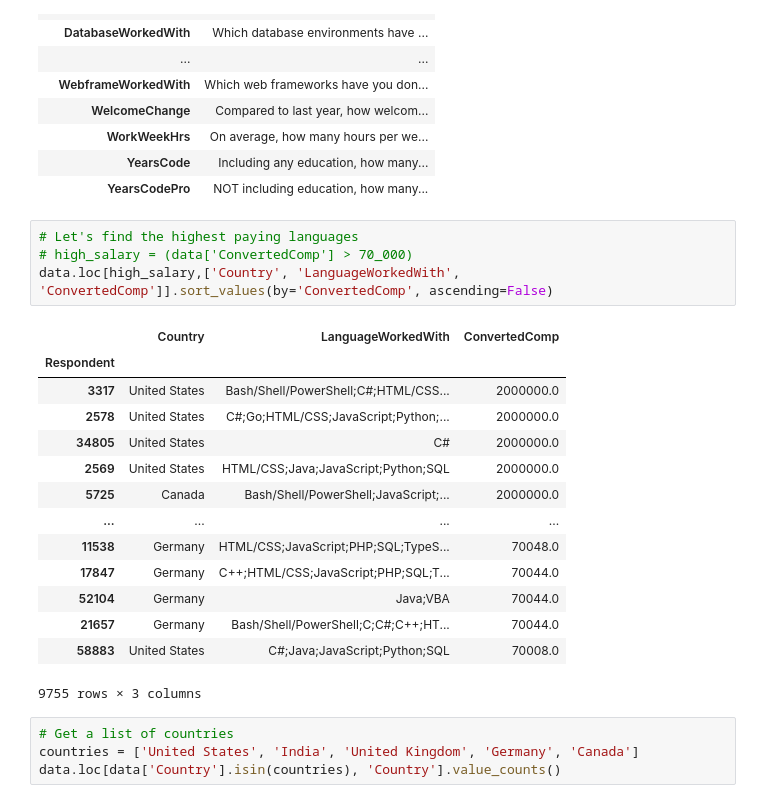
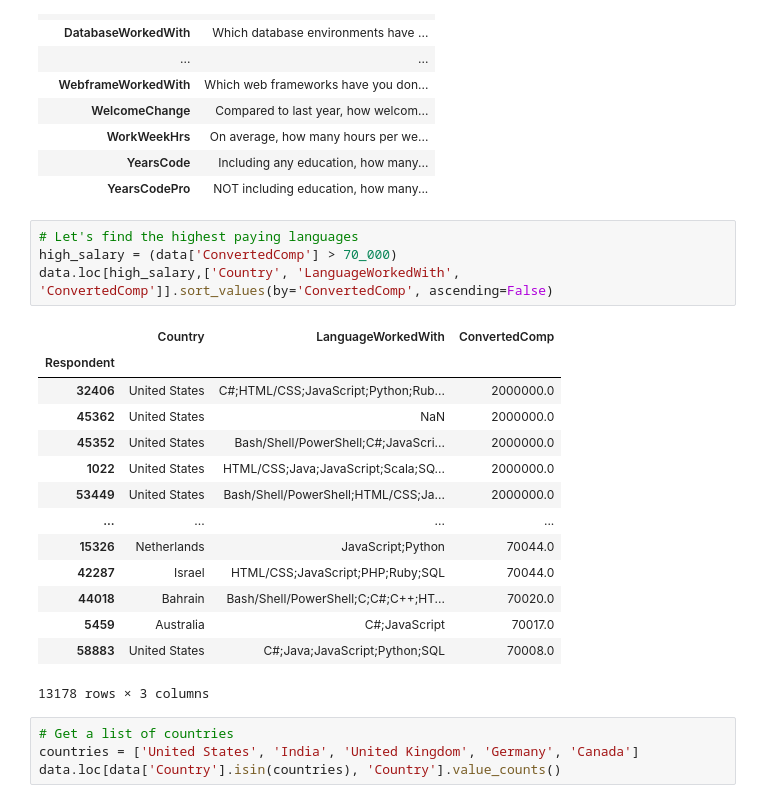
Before and after one commit to fitzypop/pandas-tutorial, a Jupyter notebook: stackoverflow_data_analysisipynb.ipynb, the cells around one changed output. Cells and saved outputs as stored; diff of their text form.

```diff
--- a/stackoverflow_data_analysisipynb.ipynb
+++ b/stackoverflow_data_analysisipynb.ipynb
@@ -144,23 +144,23 @@ schema
 | YearsCodePro | NOT including education, how many... |
 # %%
 # Let's find the highest paying languages
-# high_salary = (data['ConvertedComp'] > 70_000)
+high_salary = (data['ConvertedComp'] > 70_000)
 data.loc[high_salary,['Country', 'LanguageWorkedWith', 'ConvertedComp']].sort_values(by='ConvertedComp', ascending=False)
 # %% [output]
 |  | Country | LanguageWorkedWith | ConvertedComp |
 | Respondent |  |  |  |
-| 3317 | United States | Bash/Shell/PowerShell;C#;HTML/CSS... | 2000000.0 |
-| 2578 | United States | C#;Go;HTML/CSS;JavaScript;Python;... | 2000000.0 |
-| 34805 | United States | C# | 2000000.0 |
-| 2569 | United States | HTML/CSS;Java;JavaScript;Python;SQL | 2000000.0 |
-| 5725 | Canada | Bash/Shell/PowerShell;JavaScript;... | 2000000.0 |
+| 32406 | United States | C#;HTML/CSS;JavaScript;Python;Rub... | 2000000.0 |
+| 45362 | United States | NaN | 2000000.0 |
+| 45352 | United States | Bash/Shell/PowerShell;C#;JavaScri... | 2000000.0 |
+| 1022 | United States | HTML/CSS;Java;JavaScript;Scala;SQ... | 2000000.0 |
+| 53449 | United States | Bash/Shell/PowerShell;HTML/CSS;Ja... | 2000000.0 |
 | ... | ... | ... | ... |
-| 11538 | Germany | HTML/CSS;JavaScript;PHP;SQL;TypeS... | 70048.0 |
-| 17847 | Germany | C++;HTML/CSS;JavaScript;PHP;SQL;T... | 70044.0 |
-| 52104 | Germany | Java;VBA | 70044.0 |
-| 21657 | Germany | Bash/Shell/PowerShell;C;C#;C++;HT... | 70044.0 |
+| 15326 | Netherlands | JavaScript;Python | 70044.0 |
+| 42287 | Israel | HTML/CSS;JavaScript;PHP;Ruby;SQL | 70044.0 |
+| 44018 | Bahrain | Bash/Shell/PowerShell;C;C#;C++;HT... | 70020.0 |
+| 5459 | Australia | C#;JavaScript | 70017.0 |
 | 58883 | United States | C#;Java;JavaScript;Python;SQL | 70008.0 |
-9755 rows × 3 columns
+13178 rows × 3 columns
 # %%
 # Get a list of countries
 countries = ['United States', 'India', 'United Kingdom', 'Germany', 'Canada']
```
Also changed, not shown: parts of 2 cells of this notebook, 2 other files.
